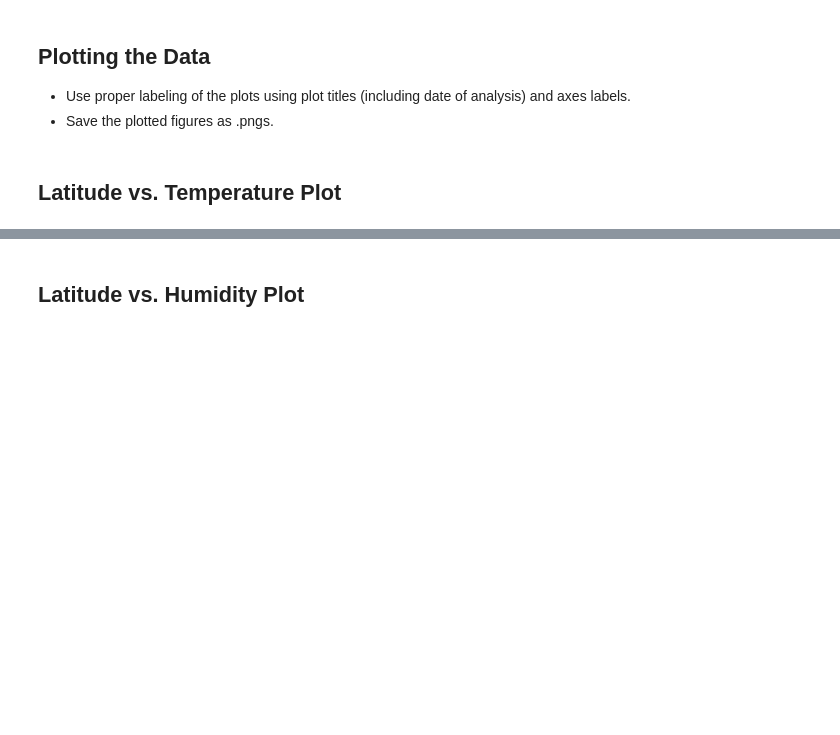
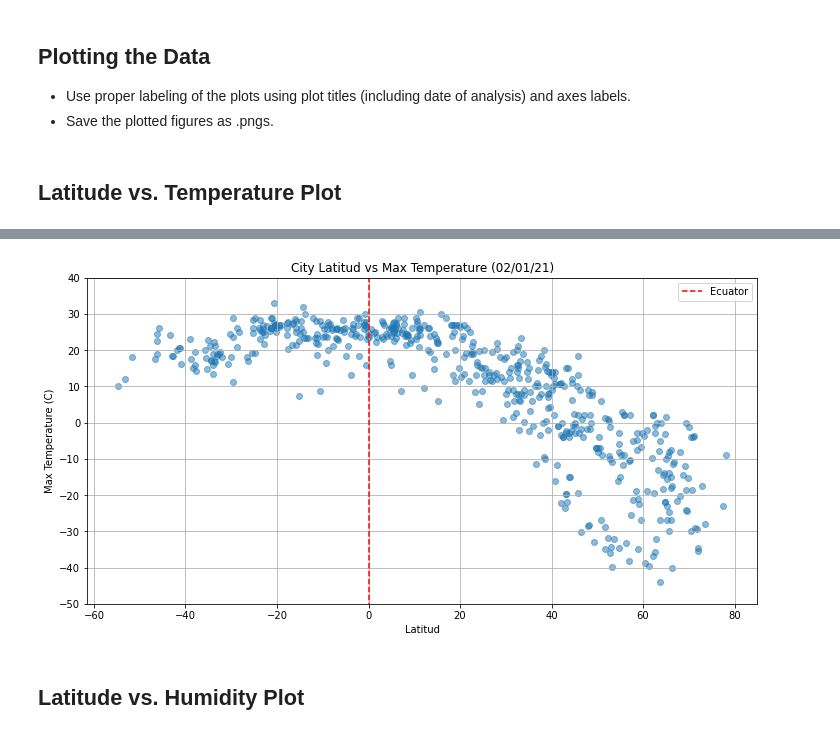
Before and after one commit to cpazoszarain7/python-api-challenge, a Jupyter notebook: WeatherPy/WeatherPy.ipynb, the cells around one changed output, grey strips where cells are left out. Cells and saved outputs as stored; diff of their text form; code cells hidden in the pictures; blank space fills up the shorter version.

Commit message:
Added scatter plots

```diff
--- a/WeatherPy/WeatherPy.ipynb
+++ b/WeatherPy/WeatherPy.ipynb
@@ -186,0 +163,4 @@ Data Retrieval Complete
+# %%
+#Fix Data types for numerical columns
+df[['Lat','Lng','Max_Temp','Humidity','Cloudiness','Wind_Speed','Date']]=df[['Lat','Lng','Max_Temp','Humidity','Cloudiness','Wind_Speed','Date']].astype(float)
+df.info()
@@ -225,2 +211,14 @@ Int64Index([], dtype='int64')
+# %%
+plt.figure(figsize=(12,6))
+plt.scatter(df['Lat'],df['Max_Temp'], alpha=0.5)
+plt.title('City Latitud vs Max Temperature (02/01/21)')
+plt.xlabel('Latitud')
+plt.ylabel('Max Temperature (C)')
+plt.vlines(0,-60,60, linestyles='dashed', label ='Ecuator', colors='r')
+plt.ylim(-50,40)
+plt.legend()
+plt.grid()
+# %% [output]
+[figure, added]
 # %% [markdown]
 ## Latitude vs. Humidity Plot
```
Also changed, not shown: parts of 23 cells of this notebook, 1 other file.
